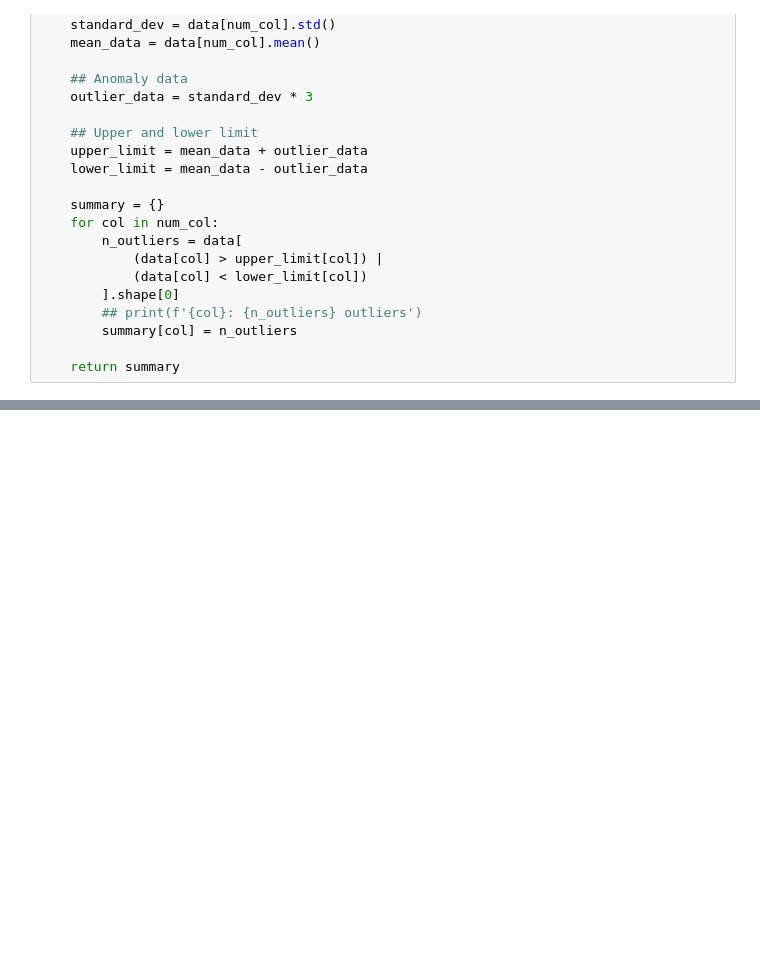
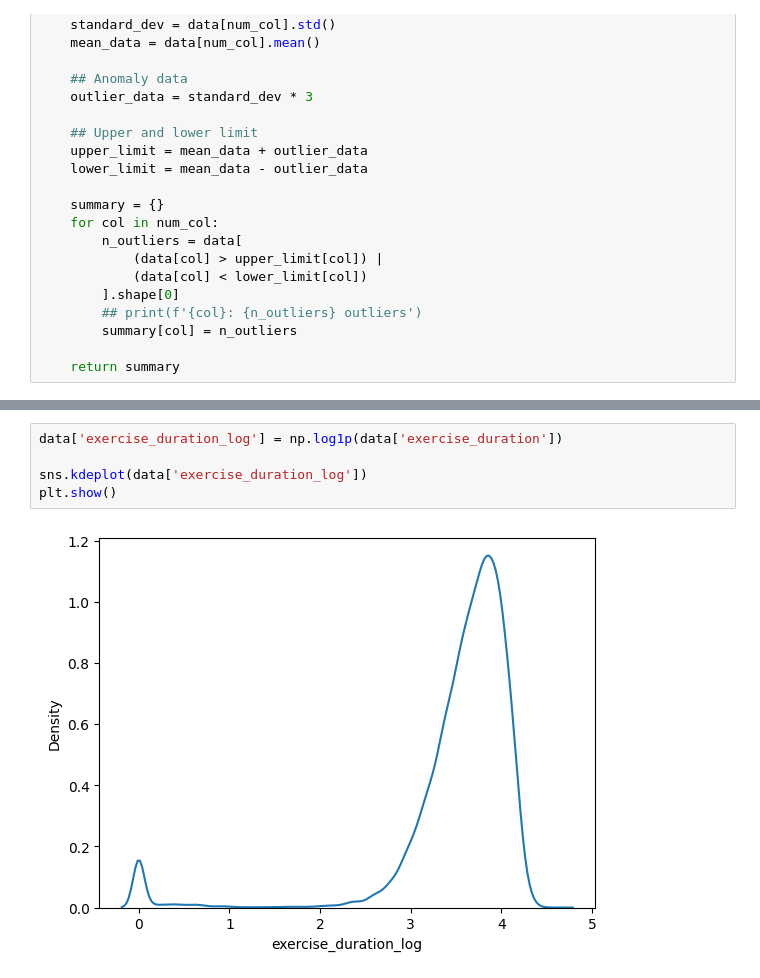
Before and after one commit to TinyHaitch/Kaggle-Notebook, a Jupyter notebook: student-health-issue.ipynb, the cells around one changed output, grey strips where cells are left out. Saved outputs shown, nothing was run; the diff lists cells and outputs as text; blank space fills up the shorter version.

```diff
--- a/student-health-issue.ipynb
+++ b/student-health-issue.ipynb
@@ -243,0 +275,7 @@ summary
+# %%
+data['exercise_duration_log'] = np.log1p(data['exercise_duration'])
+
+sns.kdeplot(data['exercise_duration_log'])
+plt.show()
+# %% [output]
+[figure, added]
```
Also changed, not shown: parts of 6 cells of this notebook.
